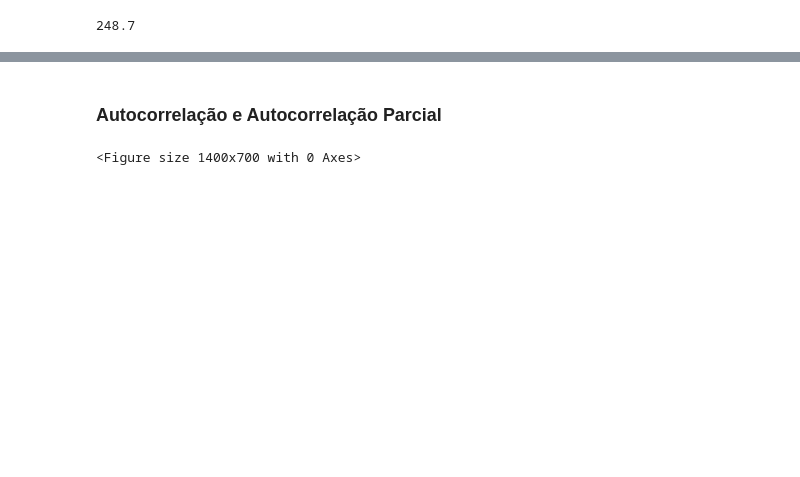
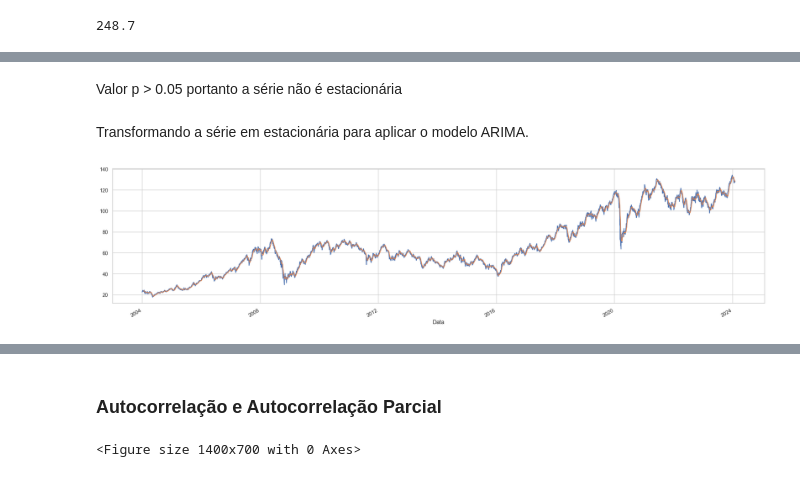
Before and after one commit to Tamireees/Tech_Challenge_Fase02, a Jupyter notebook: Tech_Challenge_Fase02.ipynb, the cells around one changed output, grey strips where cells are left out. Cells and saved outputs as stored; diff of their text form; code cells hidden in the pictures; blank space fills up the shorter version.

```diff
--- a/Tech_Challenge_Fase02.ipynb
+++ b/Tech_Challenge_Fase02.ipynb
@@ -255,0 +304,15 @@ plt.show()
+# %% [markdown]
+Valor p > 0.05 portanto a série não é estacionária
+# %% [markdown]
+Transformando a série em estacionária para aplicar o modelo ARIMA.
+# %%
+ma = dados['Último'].rolling(12).mean()
+
+fig, ax = plt.subplots(figsize=(20, 5))
+
+dados['Último'].plot(ax=ax)
+ma.plot(ax=ax)
+plt.tight_layout()
+plt.show()
+# %% [output]
+[figure, added]
```
Also changed, not shown: parts of 38 cells of this notebook.
